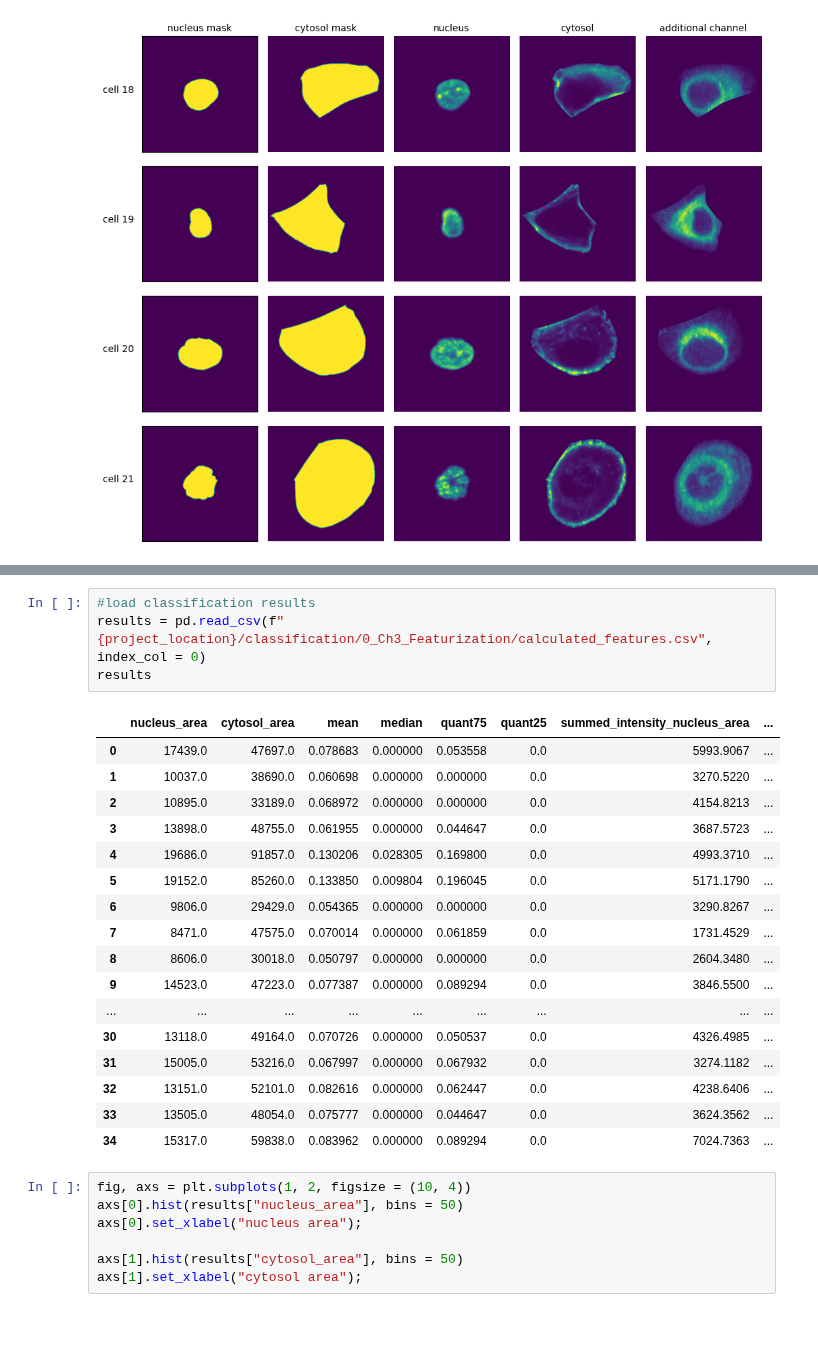
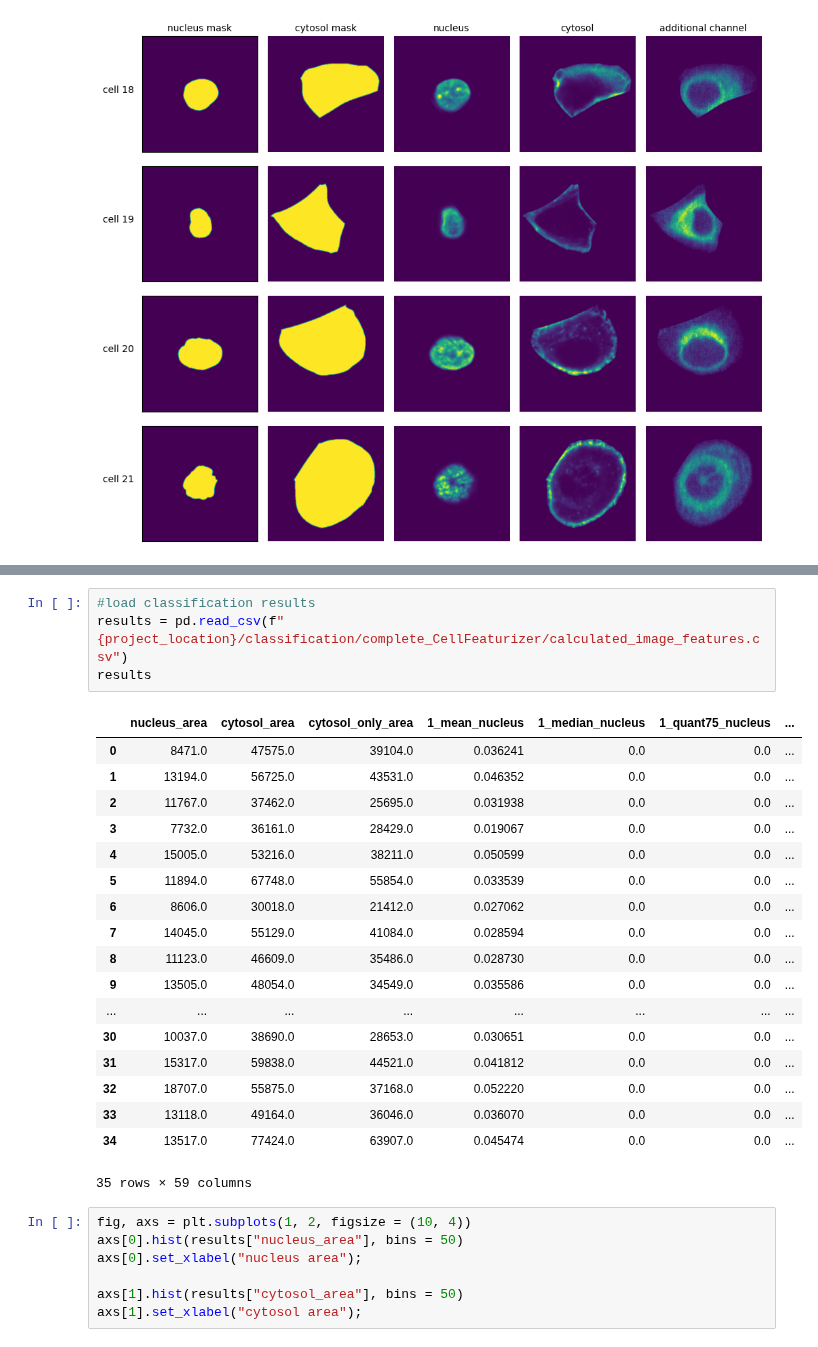
Before and after one commit to MannLabs/scPortrait, a Jupyter notebook: example_data/example_4/processing_notebook.ipynb, the cells around one changed output, grey strips where cells are left out. Saved outputs shown, nothing was run; the diff lists cells and outputs as text.

```diff
--- a/example_data/example_4/processing_notebook.ipynb
+++ b/example_data/example_4/processing_notebook.ipynb
@@ -215,25 +224,26 @@ Total: 35
 # %%
 #load classification results
-results = pd.read_csv(f"{project_location}/classification/0_Ch3_Featurization/calculated_features.csv", index_col = 0)
+results = pd.read_csv(f"{project_location}/classification/complete_CellFeaturizer/calculated_image_features.csv")
 results
 # %% [output]
-|  | nucleus_area | cytosol_area | mean | median | quant75 | quant25 | summed_intensity_nucleus_area | ... |
-| 0 | 17439.0 | 47697.0 | 0.078683 | 0.000000 | 0.053558 | 0.0 | 5993.9067 | ... |
-| 1 | 10037.0 | 38690.0 | 0.060698 | 0.000000 | 0.000000 | 0.0 | 3270.5220 | ... |
-| 2 | 10895.0 | 33189.0 | 0.068972 | 0.000000 | 0.000000 | 0.0 | 4154.8213 | ... |
-| 3 | 13898.0 | 48755.0 | 0.061955 | 0.000000 | 0.044647 | 0.0 | 3687.5723 | ... |
-| 4 | 19686.0 | 91857.0 | 0.130206 | 0.028305 | 0.169800 | 0.0 | 4993.3710 | ... |
-| 5 | 19152.0 | 85260.0 | 0.133850 | 0.009804 | 0.196045 | 0.0 | 5171.1790 | ... |
-| 6 | 9806.0 | 29429.0 | 0.054365 | 0.000000 | 0.000000 | 0.0 | 3290.8267 | ... |
-| 7 | 8471.0 | 47575.0 | 0.070014 | 0.000000 | 0.061859 | 0.0 | 1731.4529 | ... |
-| 8 | 8606.0 | 30018.0 | 0.050797 | 0.000000 | 0.000000 | 0.0 | 2604.3480 | ... |
-| 9 | 14523.0 | 47223.0 | 0.077387 | 0.000000 | 0.089294 | 0.0 | 3846.5500 | ... |
-| ... | ... | ... | ... | ... | ... | ... | ... | ... |
-| 30 | 13118.0 | 49164.0 | 0.070726 | 0.000000 | 0.050537 | 0.0 | 4326.4985 | ... |
-| 31 | 15005.0 | 53216.0 | 0.067997 | 0.000000 | 0.067932 | 0.0 | 3274.1182 | ... |
-| 32 | 13151.0 | 52101.0 | 0.082616 | 0.000000 | 0.062447 | 0.0 | 4238.6406 | ... |
-| 33 | 13505.0 | 48054.0 | 0.075777 | 0.000000 | 0.044647 | 0.0 | 3624.3562 | ... |
-| 34 | 15317.0 | 59838.0 | 0.083962 | 0.000000 | 0.089294 | 0.0 | 7024.7363 | ... |
+|  | nucleus_area | cytosol_area | cytosol_only_area | 1_mean_nucleus | 1_median_nucleus | 1_quant75_nucleus | ... |
+| 0 | 8471.0 | 47575.0 | 39104.0 | 0.036241 | 0.0 | 0.0 | ... |
+| 1 | 13194.0 | 56725.0 | 43531.0 | 0.046352 | 0.0 | 0.0 | ... |
+| 2 | 11767.0 | 37462.0 | 25695.0 | 0.031938 | 0.0 | 0.0 | ... |
+| 3 | 7732.0 | 36161.0 | 28429.0 | 0.019067 | 0.0 | 0.0 | ... |
+| 4 | 15005.0 | 53216.0 | 38211.0 | 0.050599 | 0.0 | 0.0 | ... |
+| 5 | 11894.0 | 67748.0 | 55854.0 | 0.033539 | 0.0 | 0.0 | ... |
+| 6 | 8606.0 | 30018.0 | 21412.0 | 0.027062 | 0.0 | 0.0 | ... |
+| 7 | 14045.0 | 55129.0 | 41084.0 | 0.028594 | 0.0 | 0.0 | ... |
+| 8 | 11123.0 | 46609.0 | 35486.0 | 0.028730 | 0.0 | 0.0 | ... |
+| 9 | 13505.0 | 48054.0 | 34549.0 | 0.035586 | 0.0 | 0.0 | ... |
+| ... | ... | ... | ... | ... | ... | ... | ... |
+| 30 | 10037.0 | 38690.0 | 28653.0 | 0.030651 | 0.0 | 0.0 | ... |
+| 31 | 15317.0 | 59838.0 | 44521.0 | 0.041812 | 0.0 | 0.0 | ... |
+| 32 | 18707.0 | 55875.0 | 37168.0 | 0.052220 | 0.0 | 0.0 | ... |
+| 33 | 13118.0 | 49164.0 | 36046.0 | 0.036070 | 0.0 | 0.0 | ... |
+| 34 | 13517.0 | 77424.0 | 63907.0 | 0.045474 | 0.0 | 0.0 | ... |
+35 rows × 59 columns
 # %%
 fig, axs = plt.subplots(1, 2, figsize = (10, 4))
 axs[0].hist(results["nucleus_area"], bins = 50)
```
Also changed, not shown: parts of 7 cells of this notebook, 4 other files.
